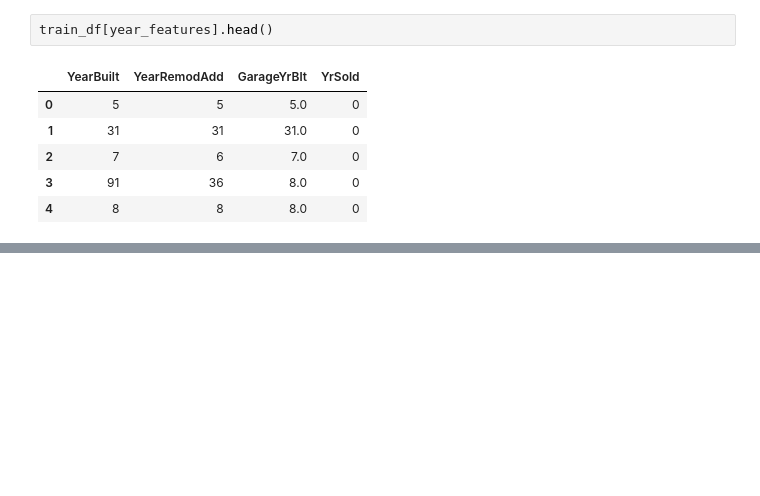
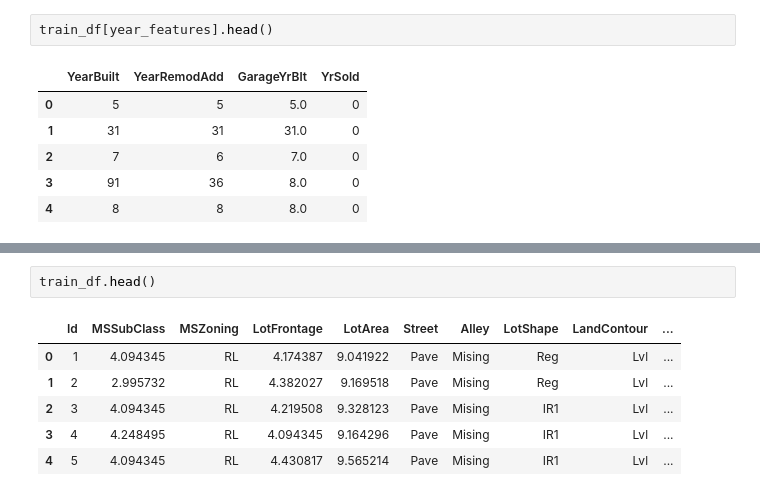
Before and after one commit to kru2710shna/Kaggle_Competition_Project, a Jupyter notebook: House_Prices_Advanced_Regressio_Techniques/Untitled.ipynb, the cells around one changed output, grey strips where cells are left out. Cells and saved outputs as stored; diff of their text form; blank space fills up the shorter version.

```diff
--- a/House_Prices_Advanced_Regressio_Techniques/Untitled.ipynb
+++ b/House_Prices_Advanced_Regressio_Techniques/Untitled.ipynb
@@ -472,0 +540,9 @@ train_df[year_features].head()
+# %%
+train_df.head()
+# %% [output]
+|  | Id | MSSubClass | MSZoning | LotFrontage | LotArea | Street | Alley | LotShape | LandContour | ... |
+| 0 | 1 | 4.094345 | RL | 4.174387 | 9.041922 | Pave | Mising | Reg | Lvl | ... |
+| 1 | 2 | 2.995732 | RL | 4.382027 | 9.169518 | Pave | Mising | Reg | Lvl | ... |
+| 2 | 3 | 4.094345 | RL | 4.219508 | 9.328123 | Pave | Mising | IR1 | Lvl | ... |
+| 3 | 4 | 4.248495 | RL | 4.094345 | 9.164296 | Pave | Mising | IR1 | Lvl | ... |
+| 4 | 5 | 4.094345 | RL | 4.430817 | 9.565214 | Pave | Mising | IR1 | Lvl | ... |
```
Also changed, not shown: parts of 10 cells of this notebook.
